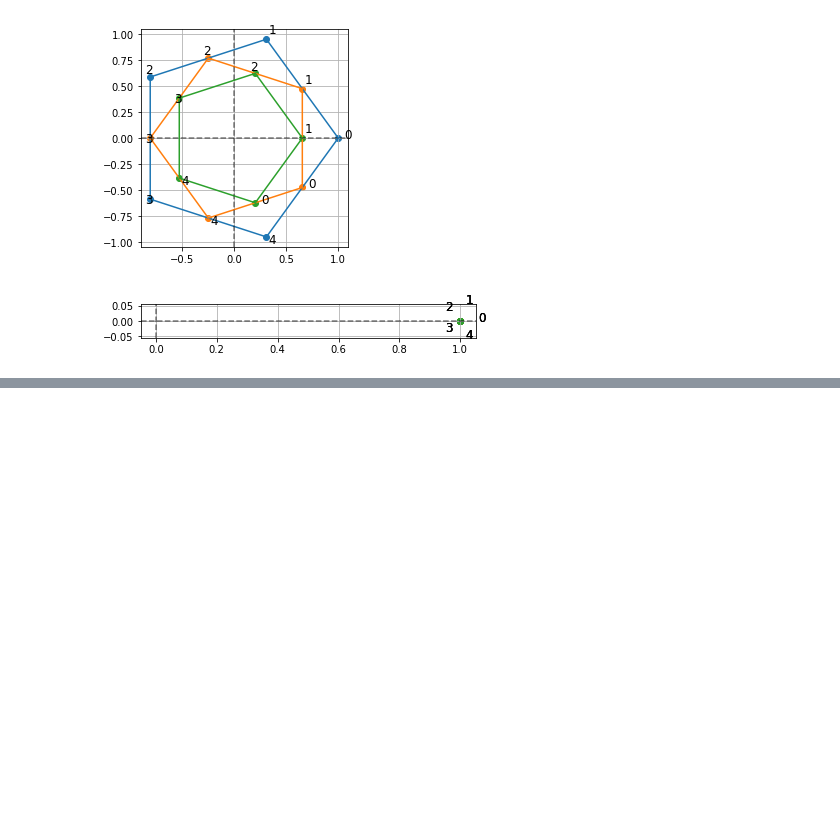
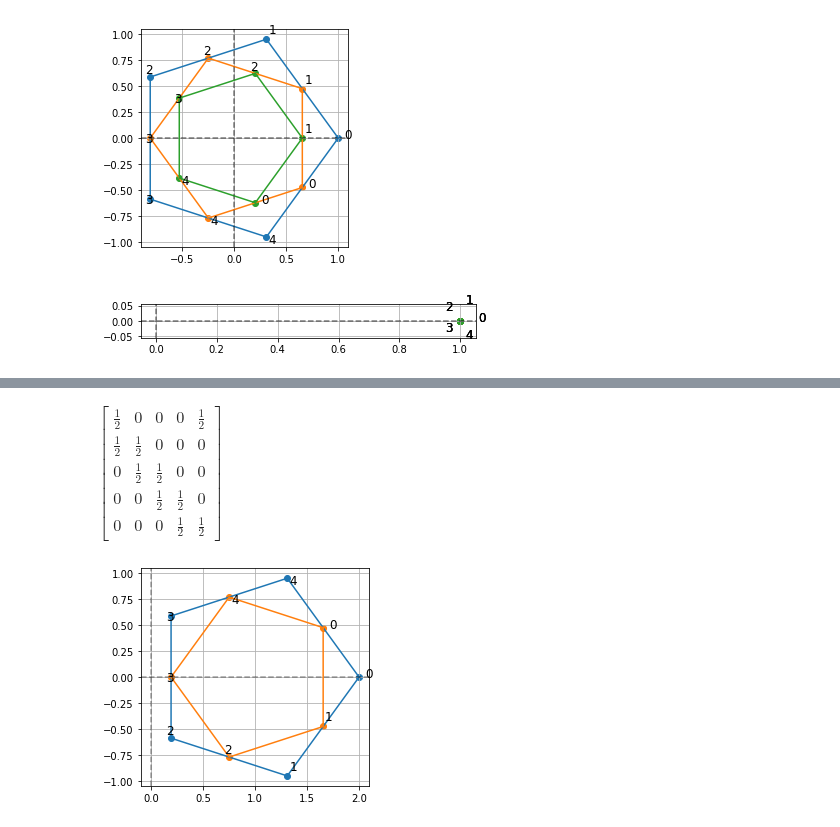
Before and after one commit to fractalclockwork/Math725, a Jupyter notebook: Exercises/Math725_ex_week6_midpt_poly.ipynb, the cells around one changed output, grey strips where cells are left out. Cells and saved outputs as stored; diff of their text form; code cells hidden in the pictures; blank space fills up the shorter version.

```diff
--- a/Exercises/Math725_ex_week6_midpt_poly.ipynb
+++ b/Exercises/Math725_ex_week6_midpt_poly.ipynb
@@ -102,0 +111,9 @@ z_plot(W)
+# %%
+# show an offset plygon
+V1 = V + 1 * sym.ones(n,1)
+z_plot(V1)
+z_plot(T(n)*V1) # consider if we can made this homogenous
+T(n)
+# %% [output]
+$\displaystyle \left[\begin{matrix}\frac{1}{2} & 0 & 0 & 0 & \frac{1}{2}\\\frac{1}{2} & \frac{1}{2} & 0 & 0 & 0\\0 & \frac{1}{2} & \frac{1}{2} & 0 & 0\\0 & 0 & \frac{1}{2} & \frac{1}{2} & 0\\0 & 0 & 0 & \frac{1}{2} & \frac{1}{2}\end{matrix}\right]$
+[figure, added]
```
Also changed, not shown: parts of 9 cells of this notebook.
